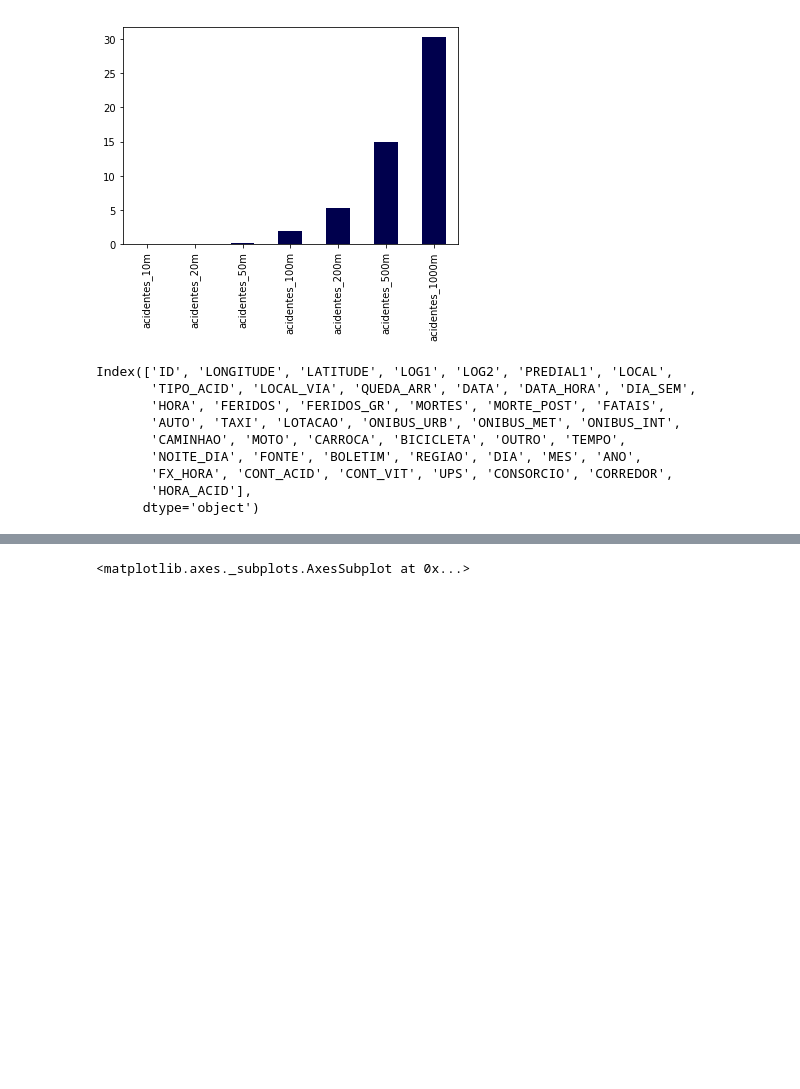
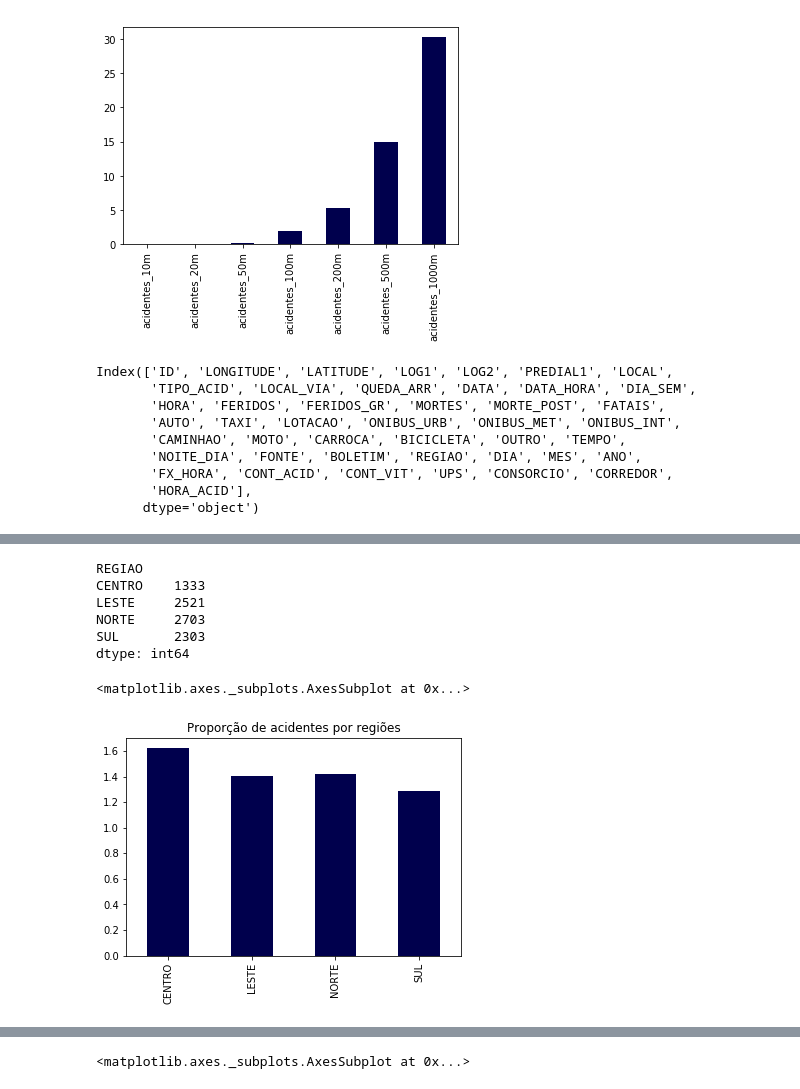
Before and after one commit to if1015-datascience-ufpe/2018-2-projeto-data-lords, a Jupyter notebook: project.ipynb, the cells around one changed output, grey strips where cells are left out. Saved outputs shown, nothing was run; the diff lists cells and outputs as text; code cells hidden in the pictures; blank space fills up the shorter version.

```diff
--- a/project.ipynb
+++ b/project.ipynb
@@ -803,0 +844,17 @@ Analise de pessoas envolvidas nos acidentes por regiões
+# %%
+street_by_region = acidents_data.groupby(['REGIAO', 'LOCAL_VIA']).size()
+street_by_region = street_by_region.groupby('REGIAO').count().drop(['NAO IDENTIFICADO'])
+street_by_region
+# %% [output]
+REGIAO
+CENTRO    1333
+LESTE     2521
+NORTE     2703
+SUL       2303
+dtype: int64
+# %%
+region_acidents = acidents_data['REGIAO'].value_counts()/street_by_region
+region_acidents.drop(['NAO IDENTIFICADO']).plot.bar(color =(0,0,0.3), title='Proporção de acidentes por regiões')
+# %% [output]
+<matplotlib.axes._subplots.AxesSubplot at 0x...>
+[figure, added]
```
Also changed, not shown: parts of 26 cells of this notebook.
